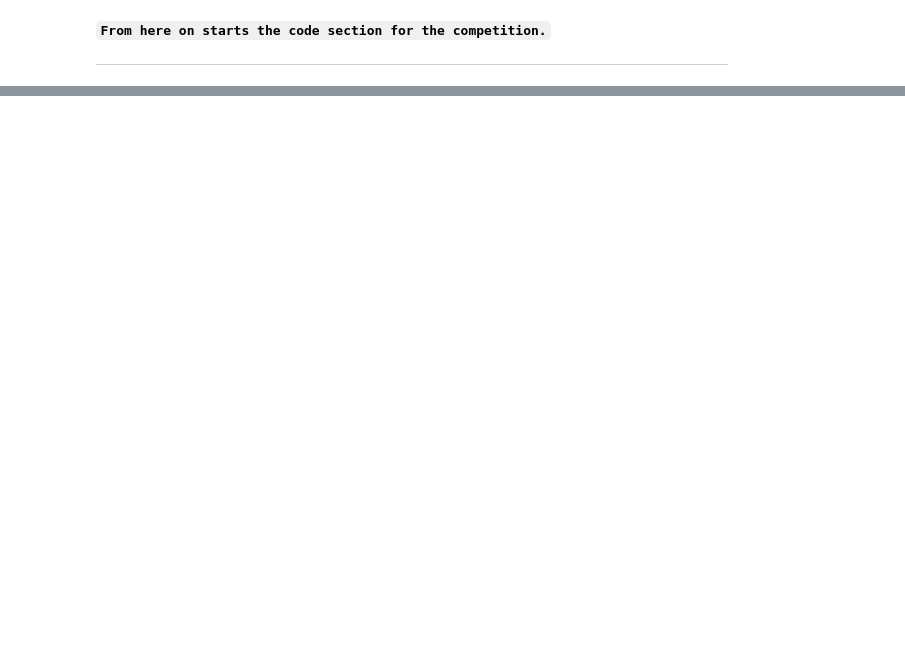
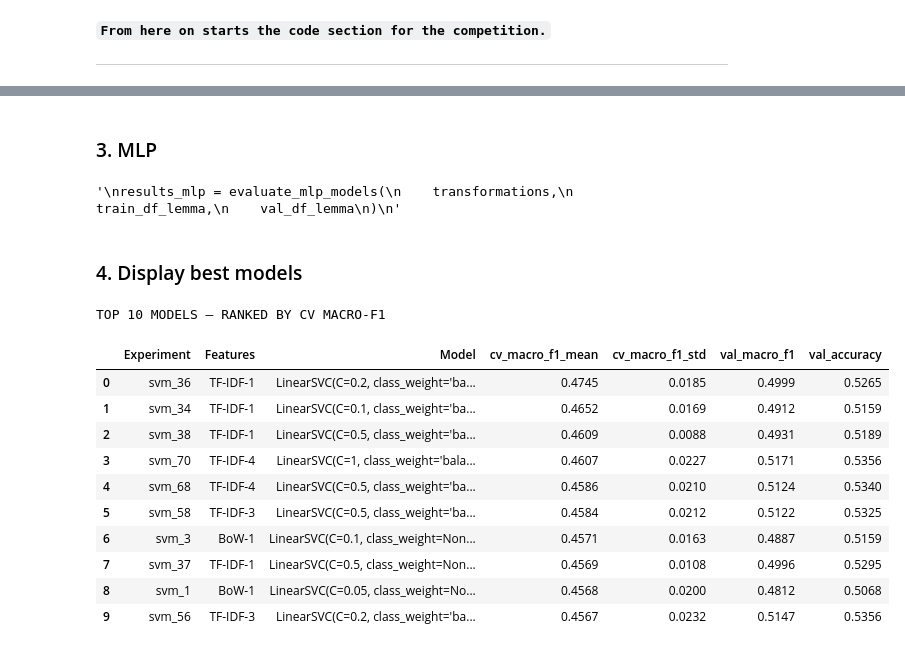
Before and after one commit to juandnn/DM2026-Lab2-Exercise, a Jupyter notebook: DM2026-Lab2-Homework.ipynb, the cells around one changed output, grey strips where cells are left out. Saved outputs shown, nothing was run; the diff lists cells and outputs as text; code cells hidden in the pictures; blank space fills up the shorter version.

```diff
--- a/DM2026-Lab2-Homework.ipynb
+++ b/DM2026-Lab2-Homework.ipynb
@@ -145,0 +924,6 @@ Markdown Syntax to Add Image: `![Description of the Image](./your_local_folder/n
+# %%
+train_df_clean["tokens"] = train_df_clean["text"].apply(tokenization_nltk)
+val_df_clean["tokens"] = val_df_clean["text"].apply(tokenization_nltk)
+test_df["tokens"] = test_df["text"].apply(tokenization_nltk)
+
+train_df_clean.head(10)
@@ -145,0 +1032,4 @@ Markdown Syntax to Add Image: `![Description of the Image](./your_local_folder/n
+# %%
+train_df_lemma = tokenization_lemmatization(train_df_clean)
+val_df_lemma = tokenization_lemmatization(val_df_clean)
+test_df_lemma = tokenization_lemmatization(test_df)
@@ -149,0 +1360,7 @@ Markdown Syntax to Add Image: `![Description of the Image](./your_local_folder/n
+# %%
+
+transformations = generate_transformations(
+    train_df_lemma,
+    val_df_lemma,
+    test_df_lemma
+)
@@ -149,0 +1605,7 @@ Markdown Syntax to Add Image: `![Description of the Image](./your_local_folder/n
+# %%
+
+results = evaluate_svm_models(
+    transformations,
+    train_df_lemma,
+    val_df_lemma
+)
@@ -149,0 +1859,2 @@ Markdown Syntax to Add Image: `![Description of the Image](./your_local_folder/n
+# %% [markdown]
+### 3. MLP
@@ -149,0 +2152,12 @@ Markdown Syntax to Add Image: `![Description of the Image](./your_local_folder/n
+# %%
+"""
+results_mlp = evaluate_mlp_models(
+    transformations,
+    train_df_lemma,
+    val_df_lemma
+)
+"""
+# %% [output]
+'\nresults_mlp = evaluate_mlp_models(\n    transformations,\n    train_df_lemma,\n    val_df_lemma\n)\n'
+# %% [markdown]
+### 4. Display best models
@@ -149,0 +2210,20 @@ Markdown Syntax to Add Image: `![Description of the Image](./your_local_folder/n
+# %%
+result_list = [
+    results,
+    # results_nb,
+    #results_mlp
+]
+top_10 = display_top_models(result_list)
+# %% [output]
+TOP 10 MODELS — RANKED BY CV MACRO-F1
+|  | Experiment | Features | Model | cv_macro_f1_mean | cv_macro_f1_std | val_macro_f1 | val_accuracy |
+| 0 | svm_36 | TF-IDF-1 | LinearSVC(C=0.2, class_weight='ba... | 0.4745 | 0.0185 | 0.4999 | 0.5265 |
+| 1 | svm_34 | TF-IDF-1 | LinearSVC(C=0.1, class_weight='ba... | 0.4652 | 0.0169 | 0.4912 | 0.5159 |
+| 2 | svm_38 | TF-IDF-1 | LinearSVC(C=0.5, class_weight='ba... | 0.4609 | 0.0088 | 0.4931 | 0.5189 |
+| 3 | svm_70 | TF-IDF-4 | LinearSVC(C=1, class_weight='bala... | 0.4607 | 0.0227 | 0.5171 | 0.5356 |
+| 4 | svm_68 | TF-IDF-4 | LinearSVC(C=0.5, class_weight='ba... | 0.4586 | 0.0210 | 0.5124 | 0.5340 |
+| 5 | svm_58 | TF-IDF-3 | LinearSVC(C=0.5, class_weight='ba... | 0.4584 | 0.0212 | 0.5122 | 0.5325 |
+| 6 | svm_3 | BoW-1 | LinearSVC(C=0.1, class_weight=Non... | 0.4571 | 0.0163 | 0.4887 | 0.5159 |
+| 7 | svm_37 | TF-IDF-1 | LinearSVC(C=0.5, class_weight=Non... | 0.4569 | 0.0108 | 0.4996 | 0.5295 |
+| 8 | svm_1 | BoW-1 | LinearSVC(C=0.05, class_weight=No... | 0.4568 | 0.0200 | 0.4812 | 0.5068 |
+| 9 | svm_56 | TF-IDF-3 | LinearSVC(C=0.2, class_weight='ba... | 0.4567 | 0.0232 | 0.5147 | 0.5356 |
```
Also changed, not shown: parts of 52 cells of this notebook, 1 other file.
